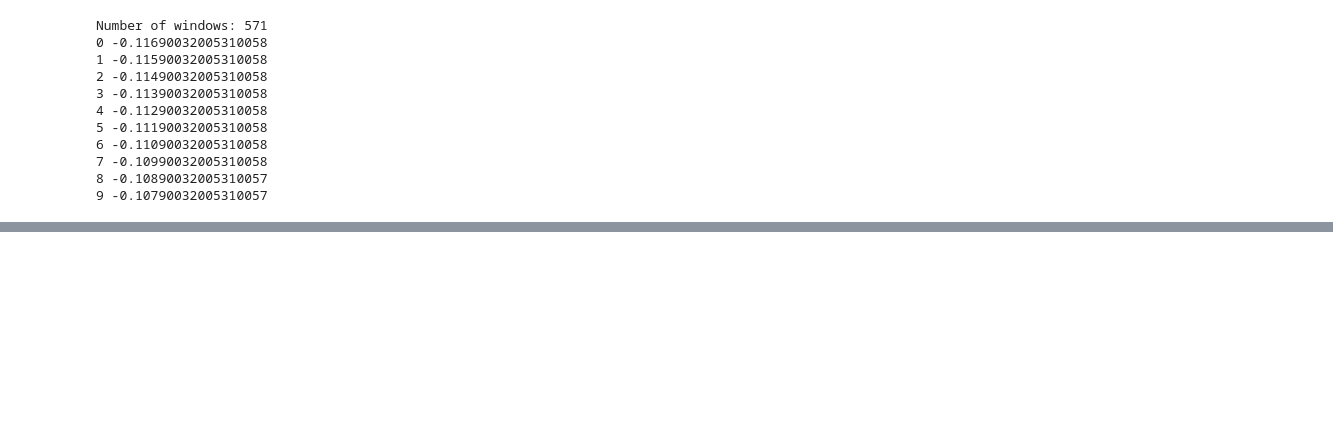
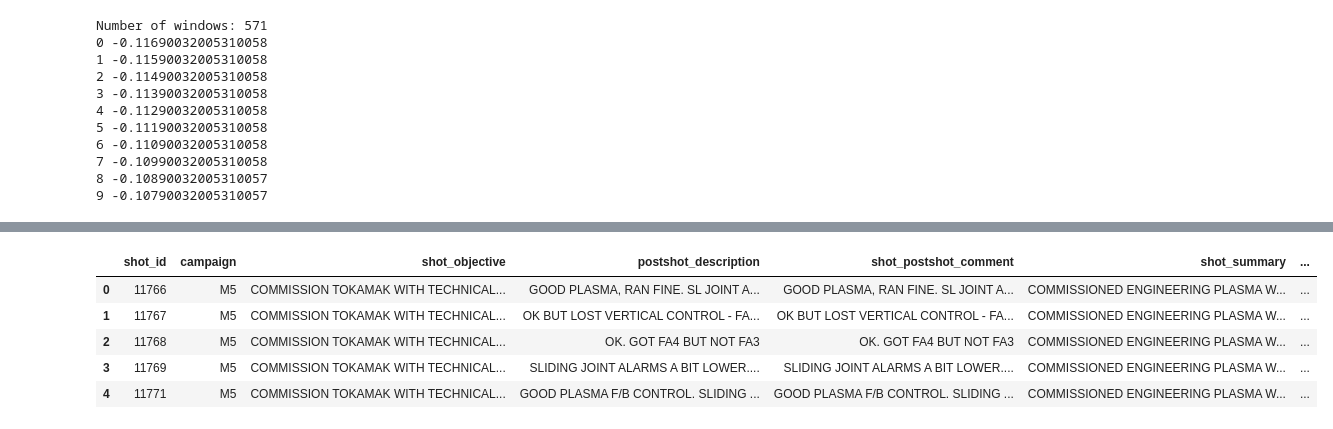
Before and after one commit to DataScienceLabFHSWF/tokamark, a Jupyter notebook: notebooks/RohilEDA/Taskidentification.ipynb, the cells around one changed output, grey strips where cells are left out. Saved outputs shown, nothing was run; the diff lists cells and outputs as text; code cells hidden in the pictures; blank space fills up the shorter version.

```diff
--- a/notebooks/RohilEDA/Taskidentification.ipynb
+++ b/notebooks/RohilEDA/Taskidentification.ipynb
@@ -155,0 +320,83 @@ Number of windows: 571
+# %%
+from pathlib import Path
+import re
+import pandas as pd
+
+zarr_directory = Path("/mnt/data2/datasets/tokamark/data")
+output_csv = Path(
+    "/mnt/data2/datasets/tokamark/mast_shot_text_summaries.csv"
+)
+
+# Load FAIR-MAST shot metadata.
+metadata = pd.read_parquet(
+    "https://mastapp.site/parquet/level2/shots"
+)
+
+# Extract shot IDs from local Zarr filenames.
+def extract_shot_id(path):
+    numbers = re.findall(r"\d+", path.stem)
+    return int(numbers[-1]) if numbers else None
+
+zarr_shot_ids = {
+    shot_id
+    for path in zarr_directory.rglob("*.zarr")
+    if (shot_id := extract_shot_id(path)) is not None
+}
+
+# Desired text fields.
+text_columns = [
+    "shot_id",
+    "campaign",
+    "shot_objective",
+    "postshot_description",
+    "shot_postshot_comment",
+    "shot_summary",
+    "shot_program",
+    "shot_scenario",
+]
+
+# Some REST API fields may not exist in the Parquet version.
+available_columns = [
+    column
+    for column in text_columns
+    if column in metadata.columns
+]
+
+missing_columns = [
+    column
+    for column in text_columns
+    if column not in metadata.columns
+]
+
+# Keep only shots available locally.
+text_metadata = metadata.loc[
+    metadata["shot_id"].isin(zarr_shot_ids),
+    available_columns,
+].copy()
+
+# Normalize multiline comments into single-line CSV text.
+for column in available_columns:
+    if column not in {"shot_id"}:
+        text_metadata[column] = (
+            text_metadata[column]
+            .astype("string")
+            .str.replace(r"\s+", " ", regex=True)
+            .str.strip()
+        )
+
+text_metadata = (
+    text_metadata
+    .sort_values("shot_id")
+    .drop_duplicates(subset="shot_id")
+    .reset_index(drop=True)
+)
+
+text_metadata.to_csv(output_csv, index=False)
+
+print("CSV created:", output_csv)
+print("Rows:", len(text_metadata))
+print("Columns:", list(text_metadata.columns))
+print("Unavailable Parquet fields:", missing_columns)
+
+display(text_metadata.head())
+# %% [output]
@@ -155,0 +407,6 @@ Number of windows: 571
+|  | shot_id | campaign | shot_objective | postshot_description | shot_postshot_comment | shot_summary | ... |
+| 0 | 11766 | M5 | COMMISSION TOKAMAK WITH TECHNICAL... | GOOD PLASMA, RAN FINE. SL JOINT A... | GOOD PLASMA, RAN FINE. SL JOINT A... | COMMISSIONED ENGINEERING PLASMA W... | ... |
+| 1 | 11767 | M5 | COMMISSION TOKAMAK WITH TECHNICAL... | OK BUT LOST VERTICAL CONTROL - FA... | OK BUT LOST VERTICAL CONTROL - FA... | COMMISSIONED ENGINEERING PLASMA W... | ... |
+| 2 | 11768 | M5 | COMMISSION TOKAMAK WITH TECHNICAL... | OK. GOT FA4 BUT NOT FA3 | OK. GOT FA4 BUT NOT FA3 | COMMISSIONED ENGINEERING PLASMA W... | ... |
+| 3 | 11769 | M5 | COMMISSION TOKAMAK WITH TECHNICAL... | SLIDING JOINT ALARMS A BIT LOWER.... | SLIDING JOINT ALARMS A BIT LOWER.... | COMMISSIONED ENGINEERING PLASMA W... | ... |
+| 4 | 11771 | M5 | COMMISSION TOKAMAK WITH TECHNICAL... | GOOD PLASMA F/B CONTROL. SLIDING ... | GOOD PLASMA F/B CONTROL. SLIDING ... | COMMISSIONED ENGINEERING PLASMA W... | ... |
```
Also changed, not shown: parts of 13 cells of this notebook.
